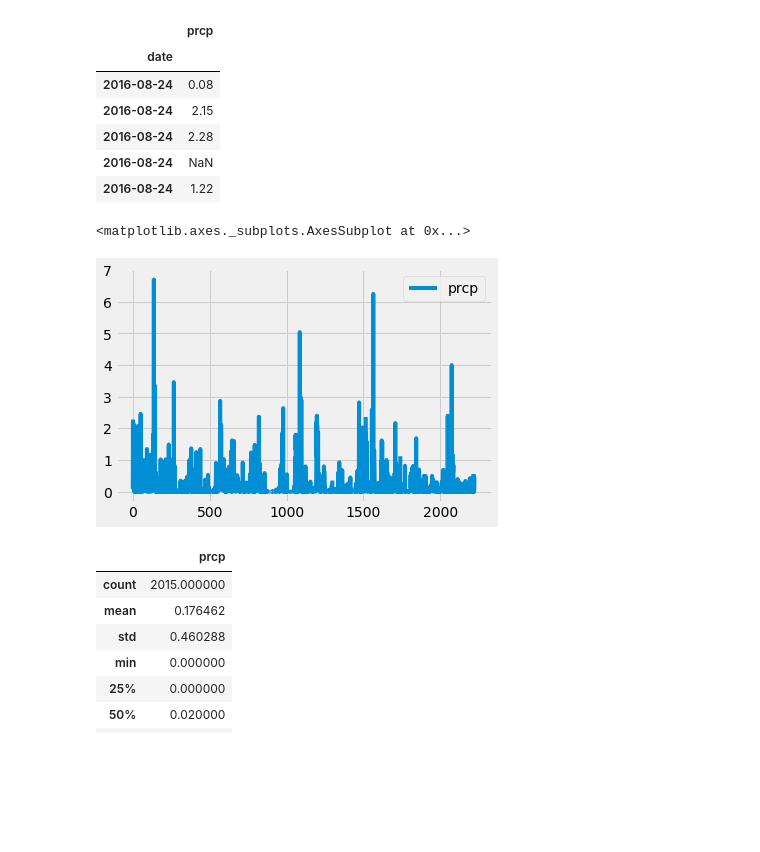
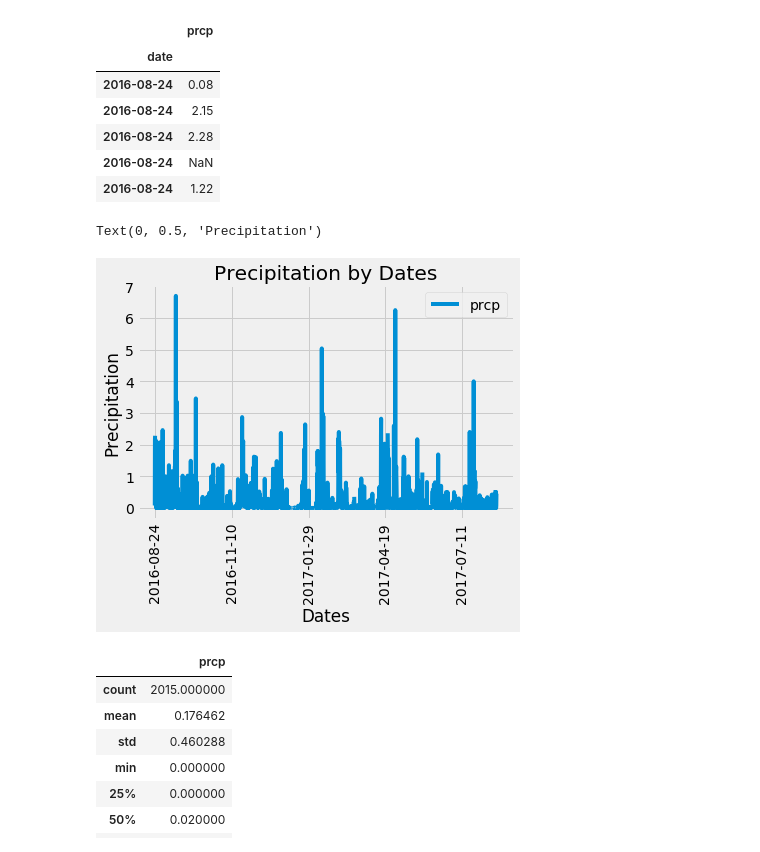
Before and after one commit to FoxtrotLimaDelta/Hawaii-Climate-Eval-with-SQL-Alchemy, a Jupyter notebook: Hawaii Climate Evaluation.ipynb, the cells around one changed output. Saved outputs shown, nothing was run; the diff lists cells and outputs as text; code cells hidden in the pictures; blank space fills up the shorter version.

Commit message:
Fixed Bar Chart

```diff
--- a/Hawaii Climate Evaluation.ipynb
+++ b/Hawaii Climate Evaluation.ipynb
@@ -133,12 +133,14 @@ prcp_df.head()
 # %%
 # Use Pandas Plotting with Matplotlib to plot the data - create bar chart
 #(2-3 lines max)
 
-prcp_df = pd.DataFrame(prcp_results)
-prcp_df.plot()
+prcp_df.plot(rot=90)
+plt.title("Precipitation by Dates")
+plt.xlabel('Dates')
+plt.ylabel('Precipitation')
 # %% [output]
-<matplotlib.axes._subplots.AxesSubplot at 0x...>
+Text(0, 0.5, 'Precipitation')
-[figure, old version]
+[figure, new version]
 # %%
 # Use Pandas to calcualte the summary statistics for the precipitation data
 prcp_df.describe()
```
